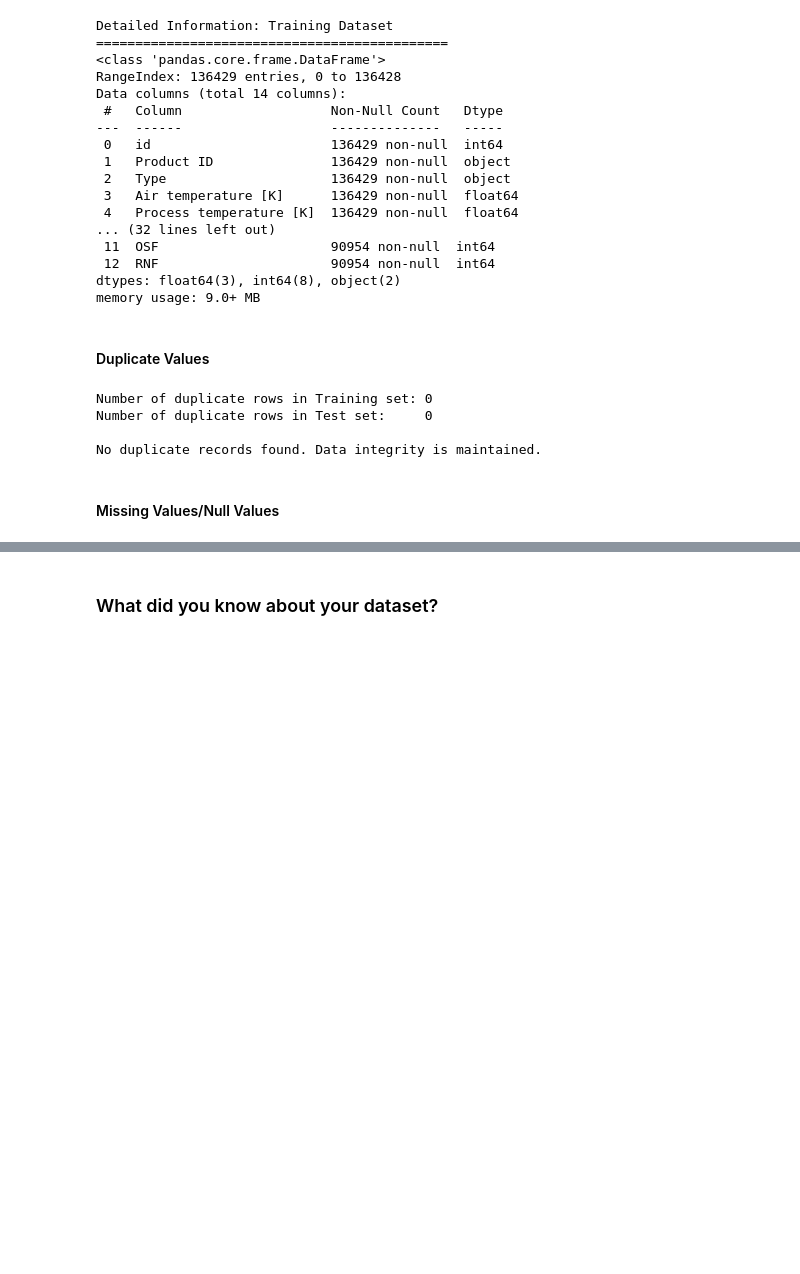
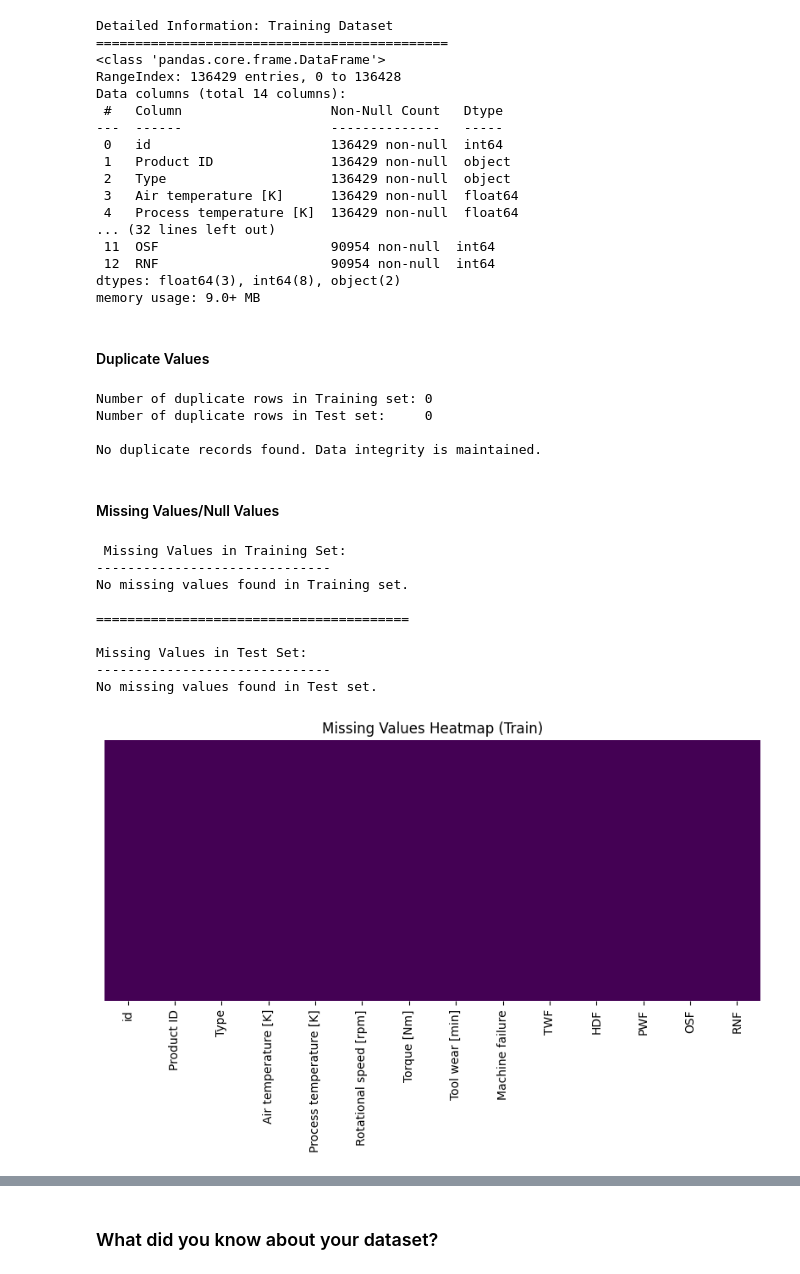
Before and after one commit to Nikkkhhill97/Tata_Steel_Machine_Failure_Prediction, a Jupyter notebook: Tata_Steel_Machine_Failure_Prediction.ipynb, the cells around one changed output, grey strips where cells are left out. Cells and saved outputs as stored; diff of their text form; code cells hidden in the pictures; blank space fills up the shorter version.

```diff
--- a/Tata_Steel_Machine_Failure_Prediction.ipynb
+++ b/Tata_Steel_Machine_Failure_Prediction.ipynb
@@ -327,0 +324,33 @@ No duplicate records found. Data integrity is maintained.
+# %%
+# Missing Values/Null Values Count
+
+# Checking for missing values in Train dataset
+print(" Missing Values in Training Set:")
+print("-" * 30)
+train_nulls = df_train.isnull().sum()
+print(train_nulls[train_nulls > 0] if train_nulls.sum() > 0 else "No missing values found in Training set.")
+
+print("\n" + "="*40 + "\n")
+
+# Checking for missing values in Test dataset
+print("Missing Values in Test Set:")
+print("-" * 30)
+test_nulls = df_test.isnull().sum()
+print(test_nulls[test_nulls > 0] if test_nulls.sum() > 0 else "No missing values found in Test set.")
+
+# Visualizing missing values using a heatmap (optional but professional)
+plt.figure(figsize=(10, 4))
+sns.heatmap(df_train.isnull(), yticklabels=False, cbar=False, cmap='viridis')
+plt.title("Missing Values Heatmap (Train)")
+plt.show()
+# %% [output]
+ Missing Values in Training Set:
+------------------------------
+No missing values found in Training set.
+
+========================================
+
+Missing Values in Test Set:
+------------------------------
+No missing values found in Test set.
+[figure, added]
```
Also changed, not shown: parts of 25 cells of this notebook.
